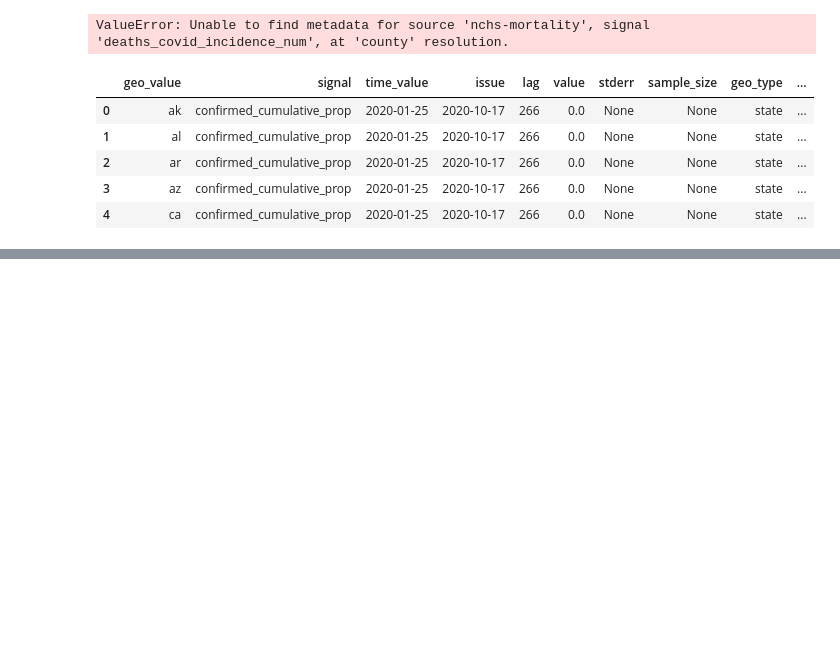
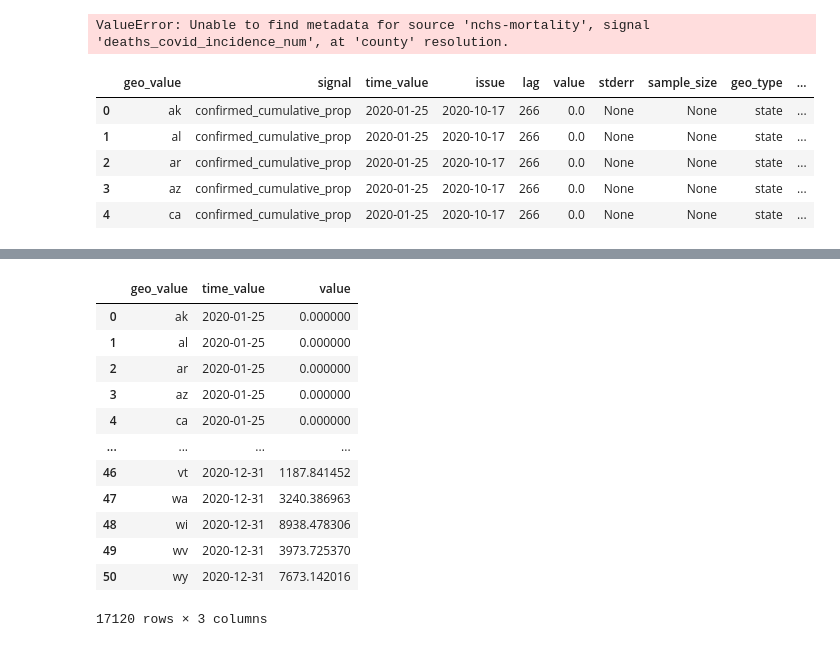
Before and after one commit to erickzli/IS597-COVID-Project, a Jupyter notebook: Kerstin's Folder/Step 1- Data Cleaning and Initial Exploration.ipynb, the cells around one changed output, grey strips where cells are left out. Cells and saved outputs as stored; diff of their text form; code cells hidden in the pictures; blank space fills up the shorter version.

Commit message:
Select out dataframe columns

```diff
--- a/Kerstin's Folder/Step 1- Data Cleaning and Initial Exploration.ipynb
+++ b/Kerstin's Folder/Step 1- Data Cleaning and Initial Exploration.ipynb
@@ -105,0 +107,17 @@ usa_facts_data.to_csv(kerstin_folder_path/"usafacts_cum_cases_pop_state.csv")
+# %%
+usafacts_cum_cases_pop_state = usa_facts_data[['geo_value','time_value','value']]
+usafacts_cum_cases_pop_state
+# %% [output]
+|  | geo_value | time_value | value |
+| 0 | ak | 2020-01-25 | 0.000000 |
+| 1 | al | 2020-01-25 | 0.000000 |
+| 2 | ar | 2020-01-25 | 0.000000 |
+| 3 | az | 2020-01-25 | 0.000000 |
+| 4 | ca | 2020-01-25 | 0.000000 |
+| ... | ... | ... | ... |
+| 46 | vt | 2020-12-31 | 1187.841452 |
+| 47 | wa | 2020-12-31 | 3240.386963 |
+| 48 | wi | 2020-12-31 | 8938.478306 |
+| 49 | wv | 2020-12-31 | 3973.725370 |
+| 50 | wy | 2020-12-31 | 7673.142016 |
+17120 rows × 3 columns
```
Also changed, not shown: parts of 2 cells of this notebook.
